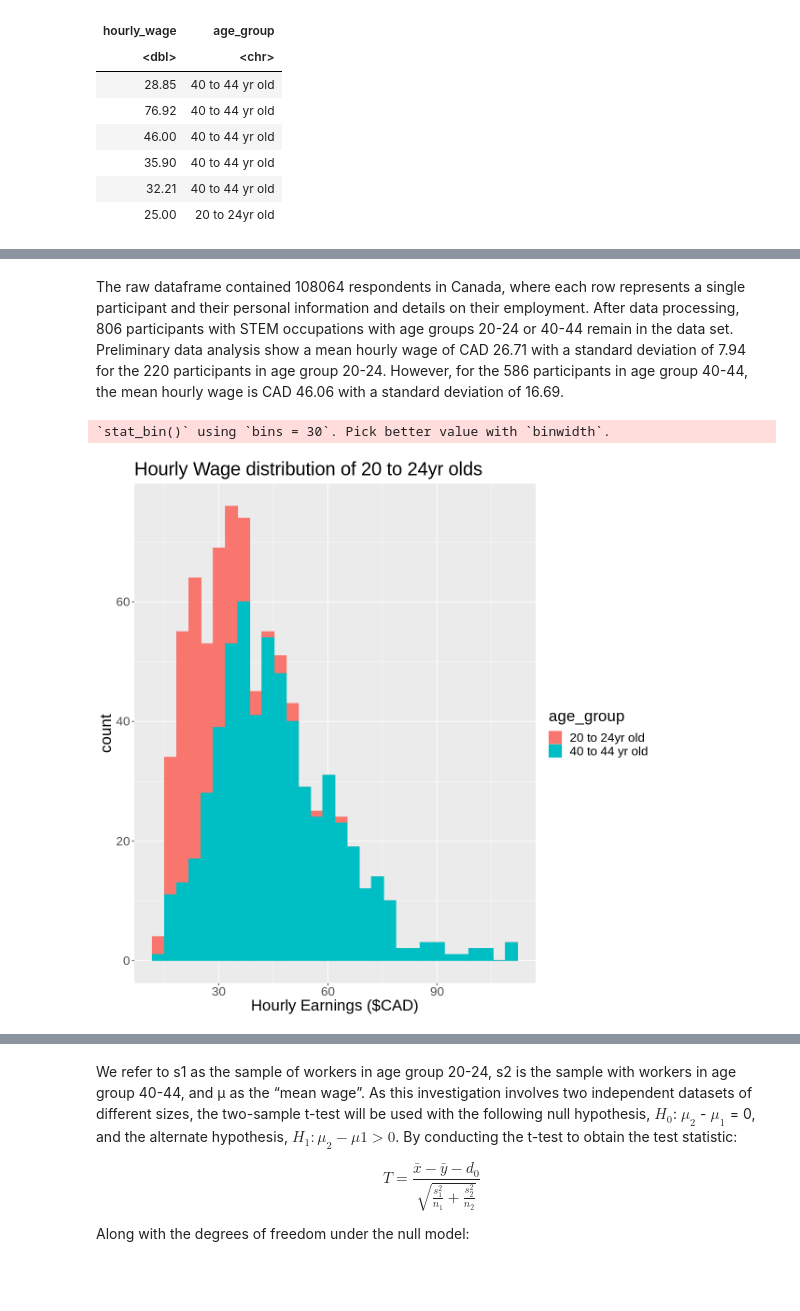
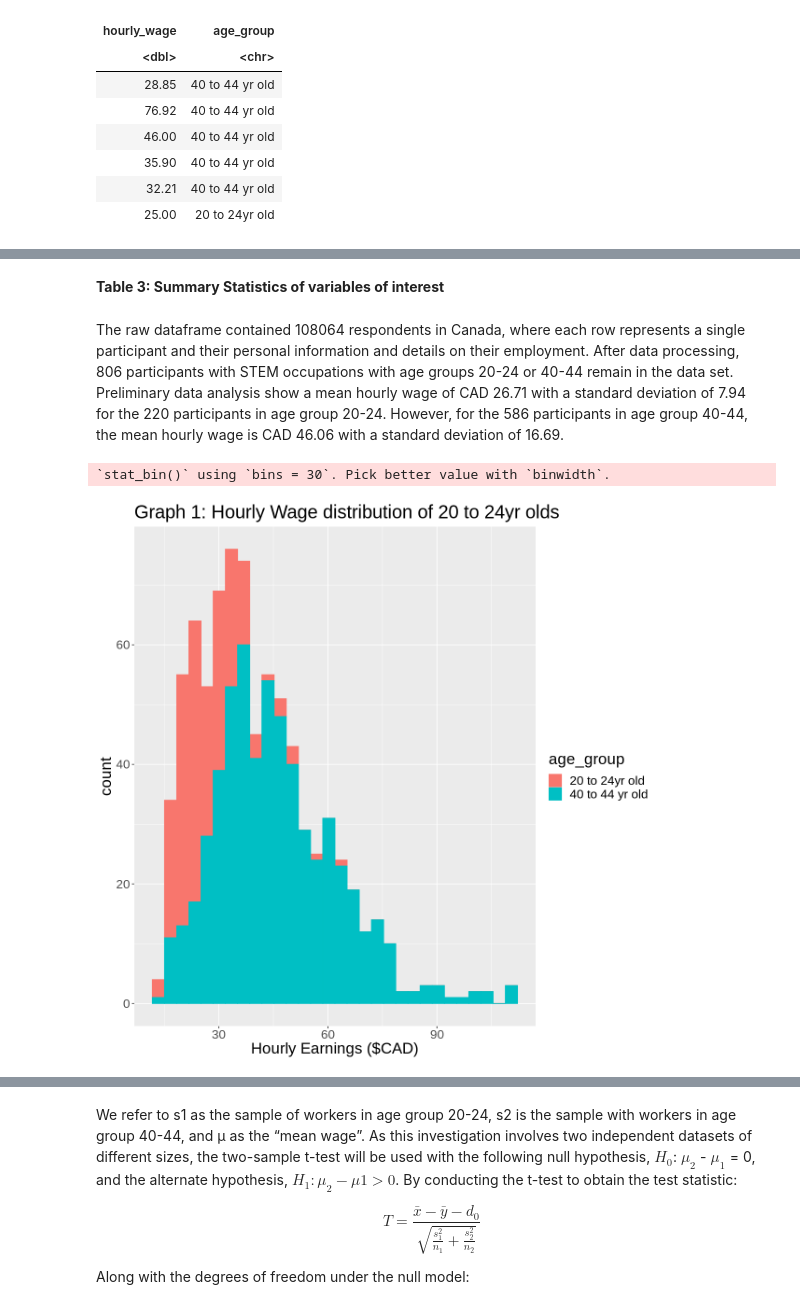
Before and after one commit to GWilliam02/STAT201-Project, a Jupyter notebook: final_report.ipynb, the cells around one changed output, grey strips where cells are left out. Cells and saved outputs as stored; diff of their text form; code cells hidden in the pictures; blank space fills up the shorter version.

Commit message:
Cleaned up format and added summary table

```diff
--- a/final_report.ipynb
+++ b/final_report.ipynb
@@ -95,23 +83,25 @@ A tibble: 2 × 4
+# %% [markdown]
+**Table 3: Summary Statistics of variables of interest**
 # %% [markdown]
 The raw dataframe contained 108064 respondents in Canada, where each row represents a single participant and their personal information and details on their employment. After data processing, 806 participants with STEM occupations with age groups 20-24 or 40-44 remain in the data set. Preliminary data analysis show a mean hourly wage of CAD 26.71 with a standard deviation of 7.94 for the 220 participants in age group 20-24. However, for the 586 participants in age group 40-44, the mean hourly wage is CAD 46.06 with a standard deviation of 16.69.
 # %%
 plt_age02 <- employment_clean %>%
     #filter(age_group == "20 to 24yr old") %>%
     ggplot() +
     geom_histogram(aes(x=hourly_wage,color=age_group,fill=age_group)) +
-    ggtitle("Hourly Wage distribution of 20 to 24yr olds") +
+    ggtitle("Graph 1: Hourly Wage distribution of 20 to 24yr olds") +
     xlab("Hourly Earnings ($CAD)") +
     theme(text = element_text(size = 20))
 options(repr.plot.width = 10, repr.plot.height =10)
 plt_age02
 
 
 # plt_age02
 # plt_age06
 #grid.arrange(plt_age02, plt_age06, ncol=2)
 # %% [output]
 `stat_bin()` using `bins = 30`. Pick better value with `binwidth`.
-[figure, old version]
+[figure, new version]
 # %%
 age_vs_wage_boxplots <-
     employment_clean %>%
```
Also changed, not shown: parts of 13 cells of this notebook, 1 other file.
